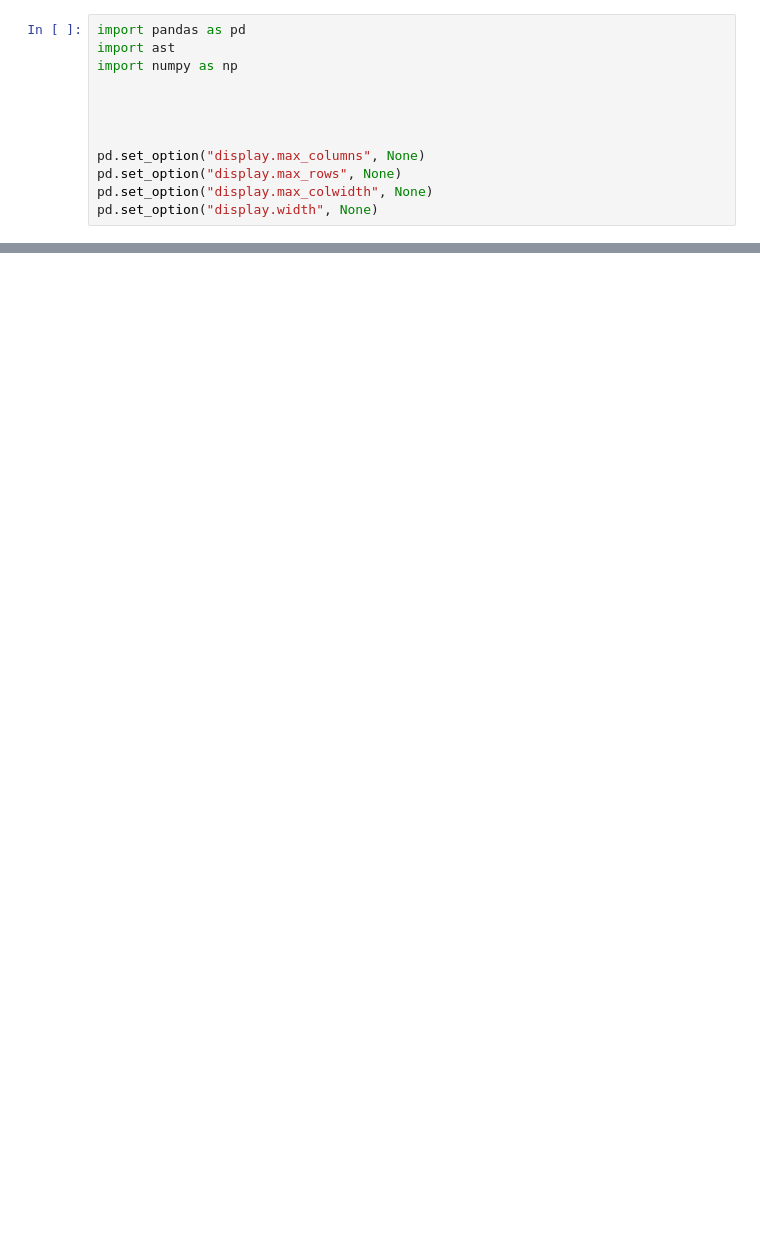
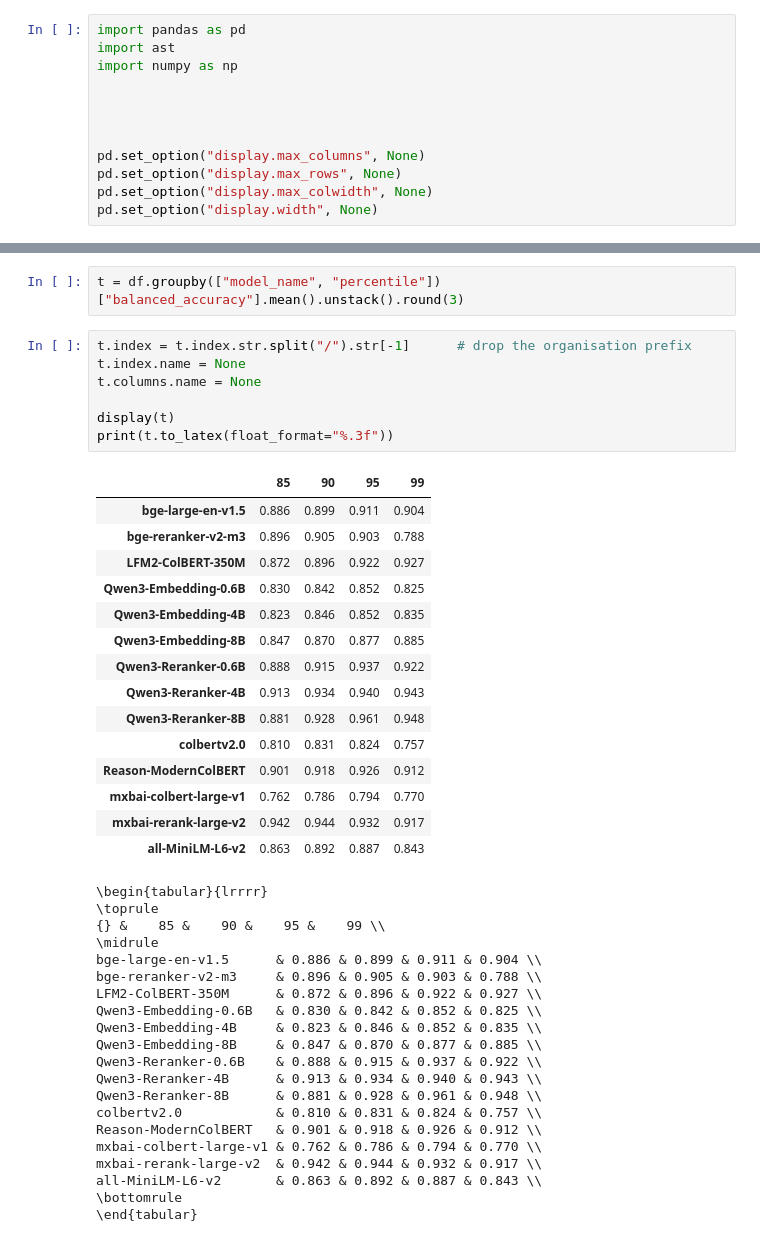
Before and after one commit to TheOpenSI/ADAPT, a Jupyter notebook: calibration_threshold/results_validation_scores/Threshold.ipynb, the cells around one changed output, grey strips where cells are left out. Drawn from its saved outputs; the diff is of its cells as text; blank space fills up the shorter version.

```diff
--- a/calibration_threshold/results_validation_scores/Threshold.ipynb
+++ b/calibration_threshold/results_validation_scores/Threshold.ipynb
@@ -135,0 +83,45 @@ targets.round(2)
+# %%
+t = df.groupby(["model_name", "percentile"])["balanced_accuracy"].mean().unstack().round(3)
+# %%
+t.index = t.index.str.split("/").str[-1]      # drop the organisation prefix
+t.index.name = None
+t.columns.name = None
+
+display(t)
+print(t.to_latex(float_format="%.3f"))
+# %% [output]
+|  | 85 | 90 | 95 | 99 |
+| bge-large-en-v1.5 | 0.886 | 0.899 | 0.911 | 0.904 |
+| bge-reranker-v2-m3 | 0.896 | 0.905 | 0.903 | 0.788 |
+| LFM2-ColBERT-350M | 0.872 | 0.896 | 0.922 | 0.927 |
+| Qwen3-Embedding-0.6B | 0.830 | 0.842 | 0.852 | 0.825 |
+| Qwen3-Embedding-4B | 0.823 | 0.846 | 0.852 | 0.835 |
+| Qwen3-Embedding-8B | 0.847 | 0.870 | 0.877 | 0.885 |
+| Qwen3-Reranker-0.6B | 0.888 | 0.915 | 0.937 | 0.922 |
+| Qwen3-Reranker-4B | 0.913 | 0.934 | 0.940 | 0.943 |
+| Qwen3-Reranker-8B | 0.881 | 0.928 | 0.961 | 0.948 |
+| colbertv2.0 | 0.810 | 0.831 | 0.824 | 0.757 |
+| Reason-ModernColBERT | 0.901 | 0.918 | 0.926 | 0.912 |
+| mxbai-colbert-large-v1 | 0.762 | 0.786 | 0.794 | 0.770 |
+| mxbai-rerank-large-v2 | 0.942 | 0.944 | 0.932 | 0.917 |
+| all-MiniLM-L6-v2 | 0.863 | 0.892 | 0.887 | 0.843 |
+\begin{tabular}{lrrrr}
+\toprule
+{} &    85 &    90 &    95 &    99 \\
+\midrule
+bge-large-en-v1.5      & 0.886 & 0.899 & 0.911 & 0.904 \\
+bge-reranker-v2-m3     & 0.896 & 0.905 & 0.903 & 0.788 \\
+LFM2-ColBERT-350M      & 0.872 & 0.896 & 0.922 & 0.927 \\
+Qwen3-Embedding-0.6B   & 0.830 & 0.842 & 0.852 & 0.825 \\
+Qwen3-Embedding-4B     & 0.823 & 0.846 & 0.852 & 0.835 \\
+Qwen3-Embedding-8B     & 0.847 & 0.870 & 0.877 & 0.885 \\
+Qwen3-Reranker-0.6B    & 0.888 & 0.915 & 0.937 & 0.922 \\
+Qwen3-Reranker-4B      & 0.913 & 0.934 & 0.940 & 0.943 \\
+Qwen3-Reranker-8B      & 0.881 & 0.928 & 0.961 & 0.948 \\
+colbertv2.0            & 0.810 & 0.831 & 0.824 & 0.757 \\
+Reason-ModernColBERT   & 0.901 & 0.918 & 0.926 & 0.912 \\
+mxbai-colbert-large-v1 & 0.762 & 0.786 & 0.794 & 0.770 \\
+mxbai-rerank-large-v2  & 0.942 & 0.944 & 0.932 & 0.917 \\
+all-MiniLM-L6-v2       & 0.863 & 0.892 & 0.887 & 0.843 \\
+\bottomrule
+\end{tabular}
```
Also changed, not shown: parts of 14 cells of this notebook, 3 other files.
